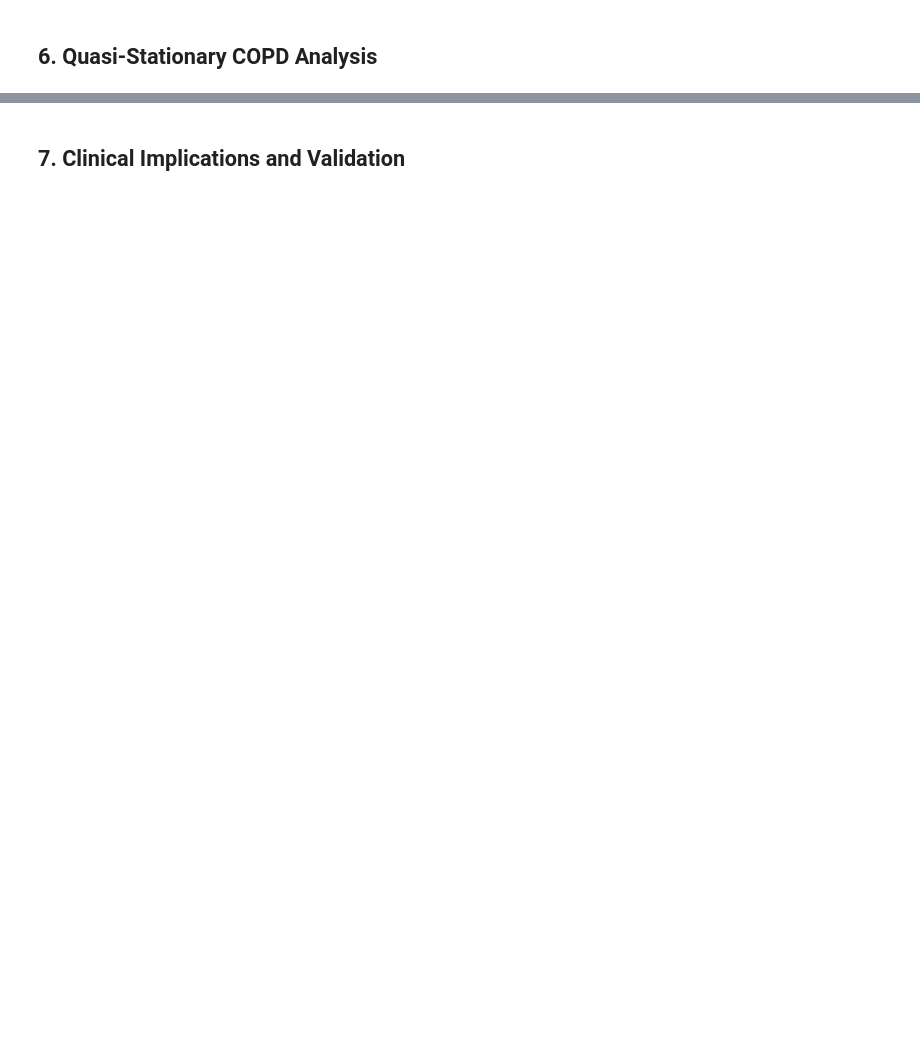
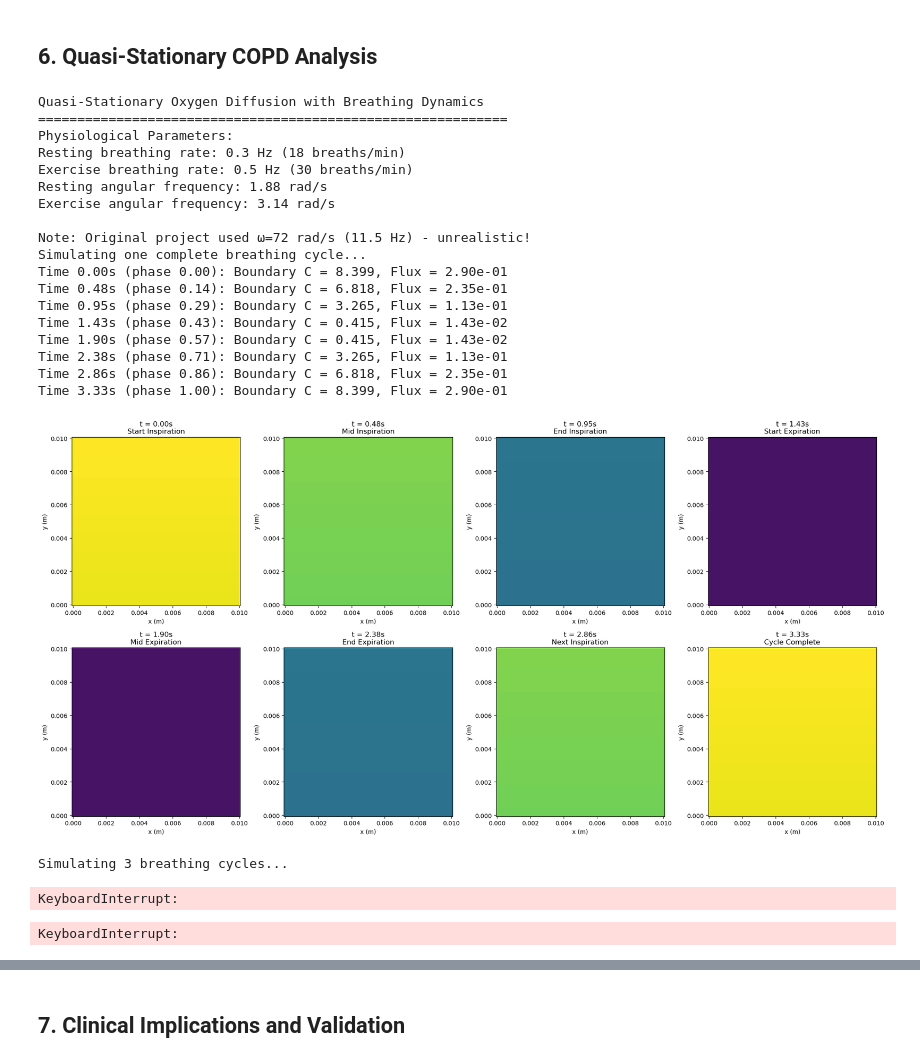
Before and after one commit to AnasSABBAHI/Biomedical-Engineering-Project, a Jupyter notebook: notebooks/03_bpco_pathology.ipynb, the cells around one changed output, grey strips where cells are left out. Saved outputs shown, nothing was run; the diff lists cells and outputs as text; code cells hidden in the pictures; blank space fills up the shorter version.

```diff
--- a/notebooks/03_bpco_pathology.ipynb
+++ b/notebooks/03_bpco_pathology.ipynb
@@ -376,4 +444,30 @@ print("End Stage (50% destruction): Respiratory failure, cor pulmonale")
 # %% [markdown]
 ## 6. Quasi-Stationary COPD Analysis
+# %%
+%run ./quasistationary_regime.ipynb
+solve_quasistationary_diffusion()
+# %% [output]
+Quasi-Stationary Oxygen Diffusion with Breathing Dynamics
+============================================================
+Physiological Parameters:
+Resting breathing rate: 0.3 Hz (18 breaths/min)
+Exercise breathing rate: 0.5 Hz (30 breaths/min)
+Resting angular frequency: 1.88 rad/s
+Exercise angular frequency: 3.14 rad/s
+
+Note: Original project used ω=72 rad/s (11.5 Hz) - unrealistic!
+Simulating one complete breathing cycle...
+Time 0.00s (phase 0.00): Boundary C = 8.399, Flux = 2.90e-01
+Time 0.48s (phase 0.14): Boundary C = 6.818, Flux = 2.35e-01
+Time 0.95s (phase 0.29): Boundary C = 3.265, Flux = 1.13e-01
+Time 1.43s (phase 0.43): Boundary C = 0.415, Flux = 1.43e-02
+Time 1.90s (phase 0.57): Boundary C = 0.415, Flux = 1.43e-02
+Time 2.38s (phase 0.71): Boundary C = 3.265, Flux = 1.13e-01
+Time 2.86s (phase 0.86): Boundary C = 6.818, Flux = 2.35e-01
+Time 3.33s (phase 1.00): Boundary C = 8.399, Flux = 2.90e-01
+[figure, added]
+Simulating 3 breathing cycles...
+KeyboardInterrupt:
+KeyboardInterrupt:
 # %%
 # Analyze breathing dynamics in COPD
```
Also changed, not shown: parts of 7 cells of this notebook.
